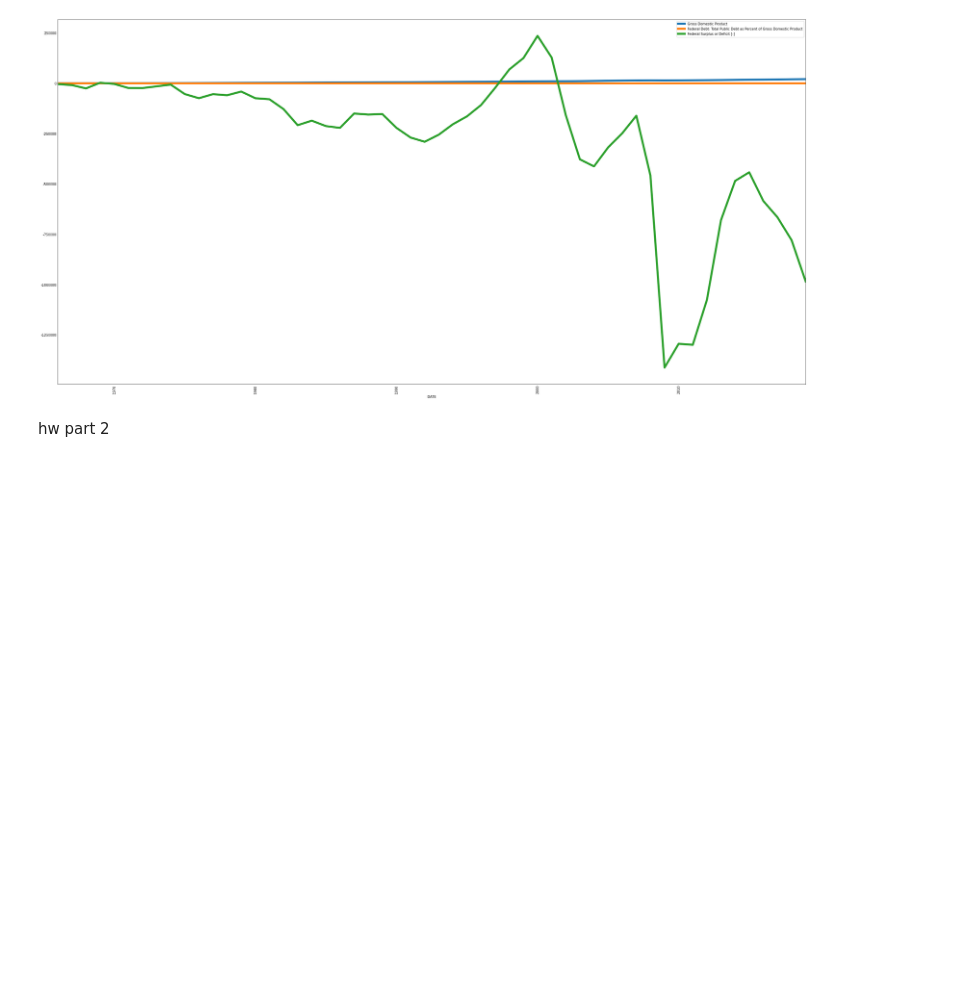
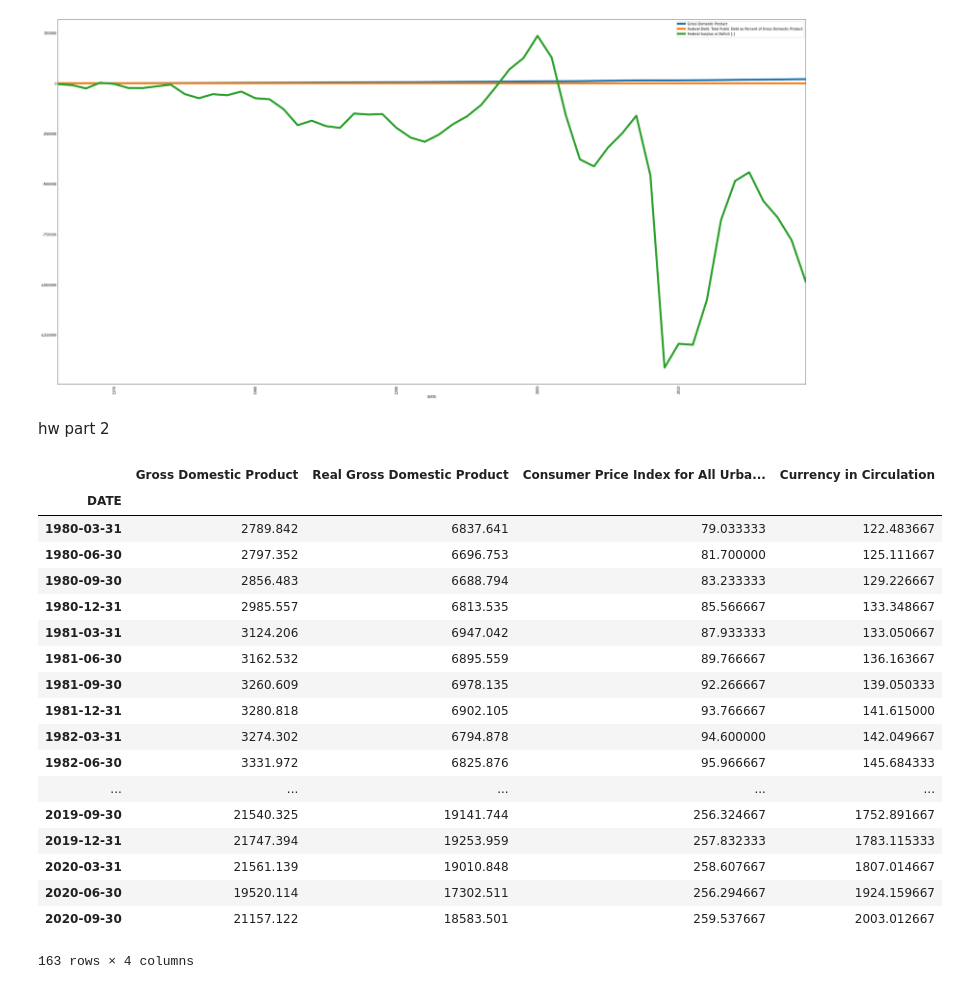
Before and after one commit to shoo1998/Portfolio, a Jupyter notebook: project 4 hw.ipynb, the cells around one changed output. Drawn from its saved outputs; the diff is of its cells as text; code cells hidden in the pictures; blank space fills up the shorter version.

```diff
--- a/project 4 hw.ipynb
+++ b/project 4 hw.ipynb
@@ -93,3 +102,38 @@ plot_lines(data[interest_vars], linewidth = 6)
 [figure]
 # %% [markdown]
 hw part 2
+# %%
+GDP_codes = {"Gross Domestic Product": "GDP",
+             "Real Gross Domestic Product": "GDPC1",
+             "Consumer Price Index for All Urban Consumers: All Items in U.S. City Average": "CPIAUCSL",
+             "Currency in Circulation": "CURRCIR"}
+
+start = datetime.datetime(1980,1, 1)
+end = datetime.datetime.today()
+
+GDP_Data = gather_data(GDP_codes,
+                  start = start,
+                  end = end,
+                  freq = "Q").dropna()
+
+GDP_Data
+# %% [output]
+|  | Gross Domestic Product | Real Gross Domestic Product | Consumer Price Index for All Urba... | Currency in Circulation |
+| DATE |  |  |  |  |
+| 1980-03-31 | 2789.842 | 6837.641 | 79.033333 | 122.483667 |
+| 1980-06-30 | 2797.352 | 6696.753 | 81.700000 | 125.111667 |
+| 1980-09-30 | 2856.483 | 6688.794 | 83.233333 | 129.226667 |
+| 1980-12-31 | 2985.557 | 6813.535 | 85.566667 | 133.348667 |
+| 1981-03-31 | 3124.206 | 6947.042 | 87.933333 | 133.050667 |
+| 1981-06-30 | 3162.532 | 6895.559 | 89.766667 | 136.163667 |
+| 1981-09-30 | 3260.609 | 6978.135 | 92.266667 | 139.050333 |
+| 1981-12-31 | 3280.818 | 6902.105 | 93.766667 | 141.615000 |
+| 1982-03-31 | 3274.302 | 6794.878 | 94.600000 | 142.049667 |
+| 1982-06-30 | 3331.972 | 6825.876 | 95.966667 | 145.684333 |
+| ... | ... | ... | ... | ... |
+| 2019-09-30 | 21540.325 | 19141.744 | 256.324667 | 1752.891667 |
+| 2019-12-31 | 21747.394 | 19253.959 | 257.832333 | 1783.115333 |
+| 2020-03-31 | 21561.139 | 19010.848 | 258.607667 | 1807.014667 |
+| 2020-06-30 | 19520.114 | 17302.511 | 256.294667 | 1924.159667 |
+| 2020-09-30 | 21157.122 | 18583.501 | 259.537667 | 2003.012667 |
+163 rows × 4 columns
```
Also changed, not shown: parts of 8 cells of this notebook, 11 other files.
